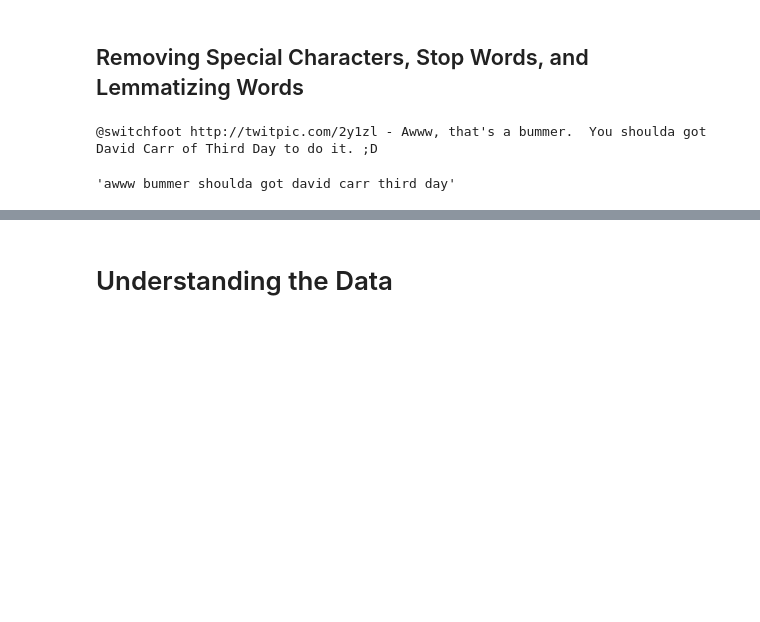
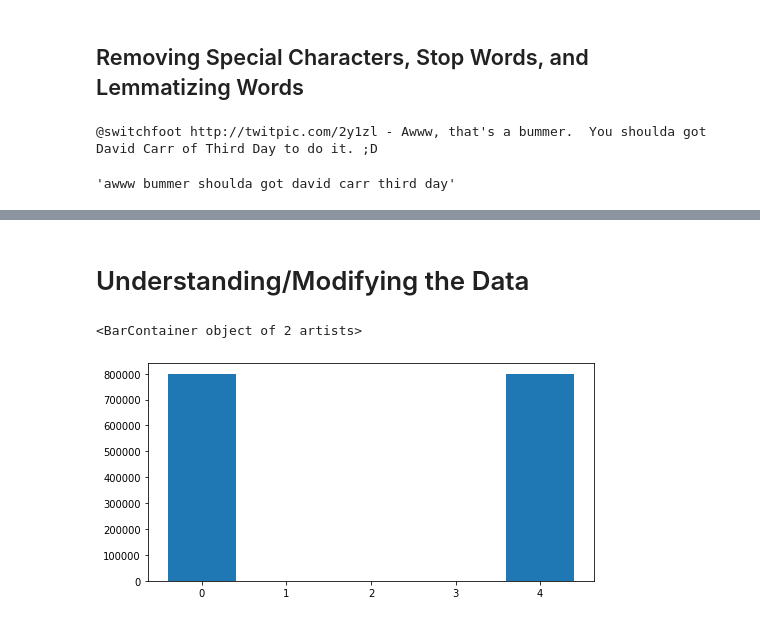
Before and after one commit to kishdubey/sanay, a Jupyter notebook: senti_analysis_model/twitter_sentiment_analysis.ipynb, the cells around one changed output, grey strips where cells are left out. Saved outputs shown, nothing was run; the diff lists cells and outputs as text; code cells hidden in the pictures; blank space fills up the shorter version.

Commit message:
splitting data

```diff
--- a/senti_analysis_model/twitter_sentiment_analysis.ipynb
+++ b/senti_analysis_model/twitter_sentiment_analysis.ipynb
@@ -8,6 +8,9 @@ from nltk.stem import WordNetLemmatizer
 DATASET_COLUMNS = ["sentiment", "ids", "date", "flag", "user", "text"]
 DATASET_ENCODING = "ISO-8859-1"
 df = pd.read_csv('data/senti140.csv', encoding=DATASET_ENCODING , names=DATASET_COLUMNS)
+# %%
+PREPROCESSED_DF = "preprocessed.pkl"
+WORD2VEC_MODEL = "model.w2v"
 # %%
 # removing columns which are not being used
 df.drop('ids', axis=1, inplace=True)
@@ -55,3 +65,3 @@ df.to_pickle("preprocessed.pkl")
 # %%
-df = pd.read_pickle("preprocessed.pkl")
+df = pd.read_pickle(PREPROCESSED_DF)
 df.head()
@@ -58,2 +75,2 @@ df.head()
 # %% [markdown]
-# Understanding the Data
+# Understanding/Modifying the Data
@@ -59,0 +82,7 @@ df.head()
+# %%
+senti_cnt = Counter(df.sentiment)
+plt.figure(figsize=(8,4))
+plt.bar(senti_cnt.keys(), senti_cnt.values())
+# %% [output]
+<BarContainer object of 2 artists>
+[figure, added]
```
Also changed, not shown: parts of 16 cells of this notebook, 1 other file.
